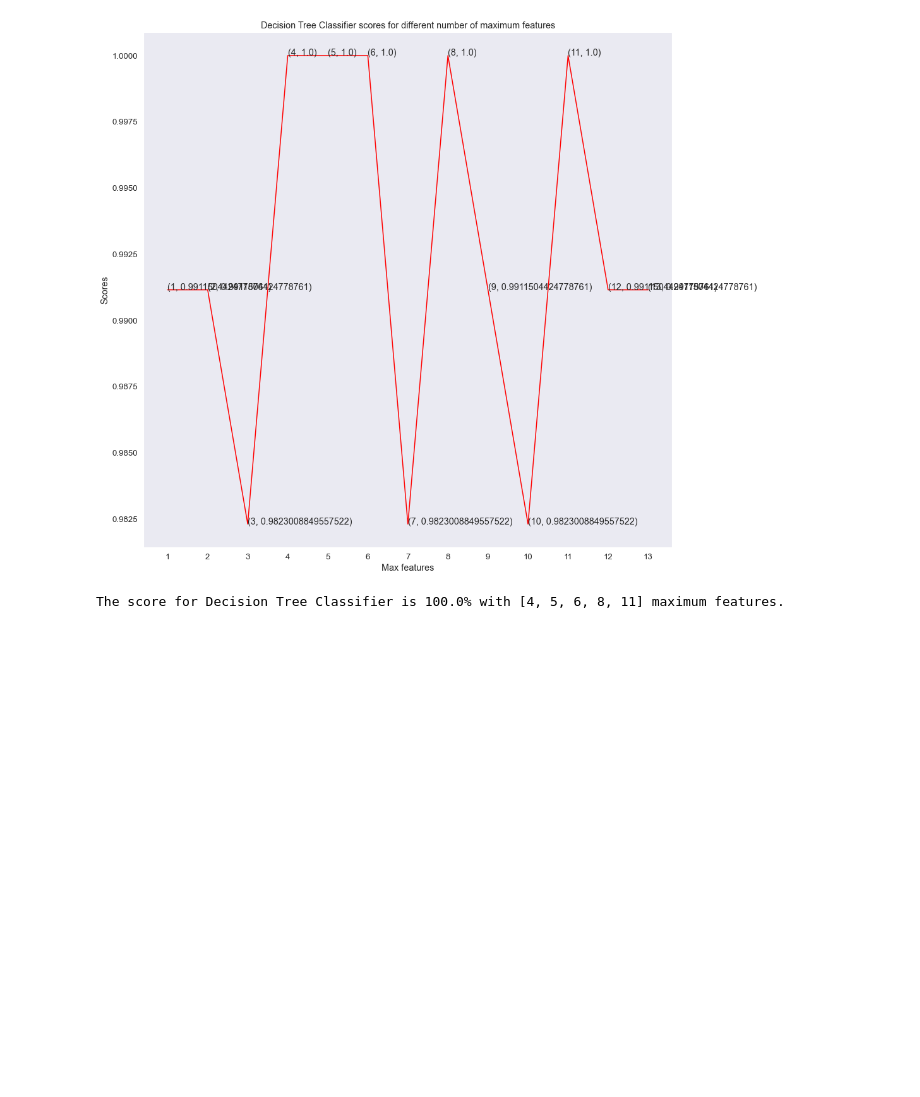
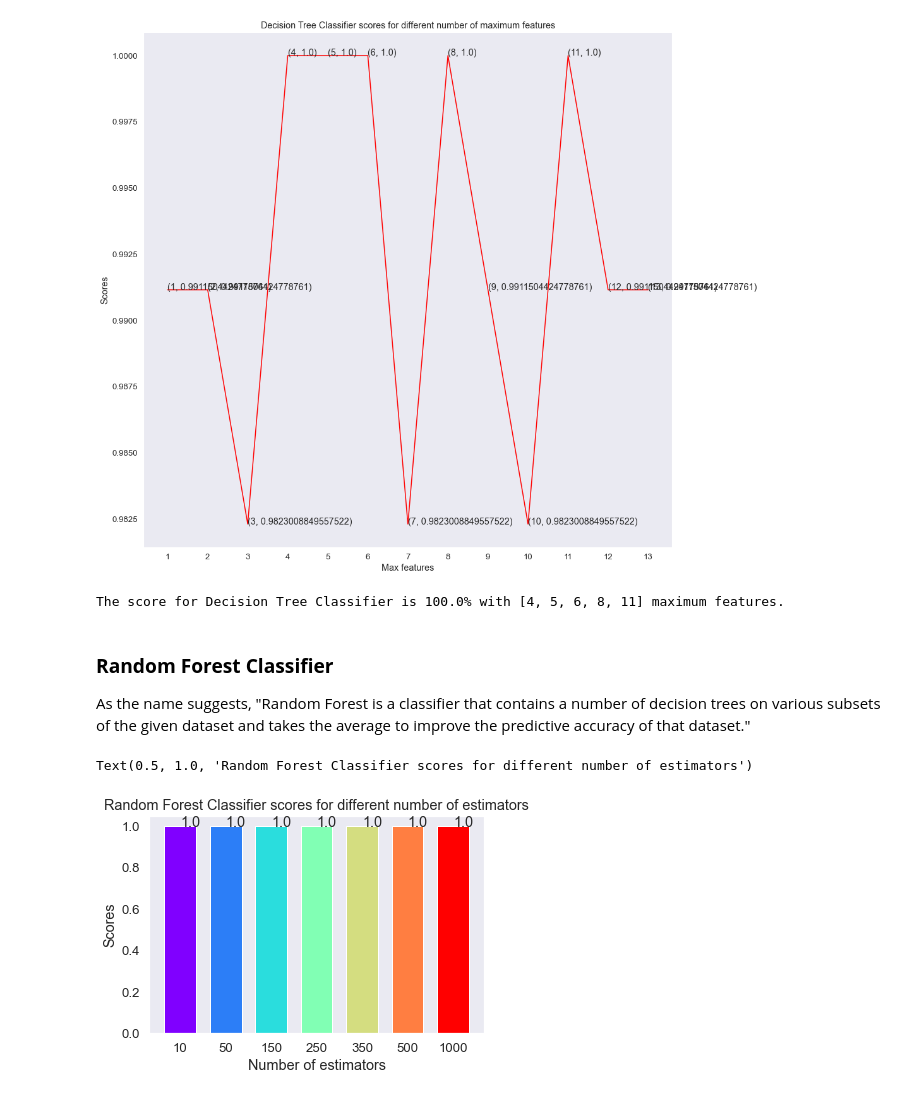
Before and after one commit to franck225-coder/Machine-Learning-project-series, a Jupyter notebook: logistic regression/heart disease prediction/heart_disease_prediction.ipynb, the cells around one changed output. Drawn from its saved outputs; the diff is of its cells as text; code cells hidden in the pictures; blank space fills up the shorter version.

Commit message:
implemented Random forest classifier

```diff
--- a/logistic regression/heart disease prediction/heart_disease_prediction.ipynb
+++ b/logistic regression/heart disease prediction/heart_disease_prediction.ipynb
@@ -456,3 +456,28 @@ Text(0.5, 1.0, 'Decision Tree Classifier scores for different number of maximum
 print("The score for Decision Tree Classifier is {}% with {} maximum features.".format(dt_scores[4]*100, [4,5,6,8,11]))
 # %% [output]
 The score for Decision Tree Classifier is 100.0% with [4, 5, 6, 8, 11] maximum features.
+# %% [markdown]
+### __Random Forest Classifier__
+As the name suggests, "Random Forest is a classifier that contains a number of decision trees on various subsets of the given dataset and takes the average to improve the predictive accuracy of that dataset."
+# %%
+from sklearn.ensemble import RandomForestClassifier
+
+rf_score = []
+estimators = [10, 50, 150, 250, 350, 500, 1000]
+for i in estimators:
+    rf_classifier = RandomForestClassifier(n_estimators = i, random_state = 0, ) #criterion = "entropy"
+    rf_classifier.fit(X_train, y_train)
+    rf_score.append(rf_classifier.score(X_test, y_test))
+# %%
+colors = rainbow(np.linspace(0, 1, len(estimators)))
+plt.grid(False)
+plt.bar([i for i in range(len(estimators))], rf_score, color = colors, width = 0.7)
+for i in range(len(estimators)):
+    plt.text(i, rf_score[i], rf_score[i])
+plt.xticks(ticks = [i for i in range(len(estimators))], labels = [str(estimator) for estimator in estimators])
+plt.xlabel("Number of estimators")
+plt.ylabel("Scores")
+plt.title("Random Forest Classifier scores for different number of estimators")
+# %% [output]
+Text(0.5, 1.0, 'Random Forest Classifier scores for different number of estimators')
+[figure, added]
```
